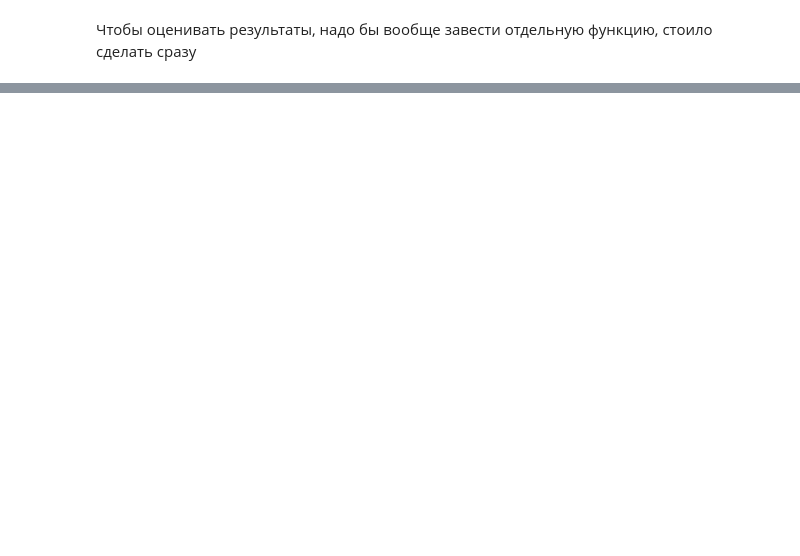
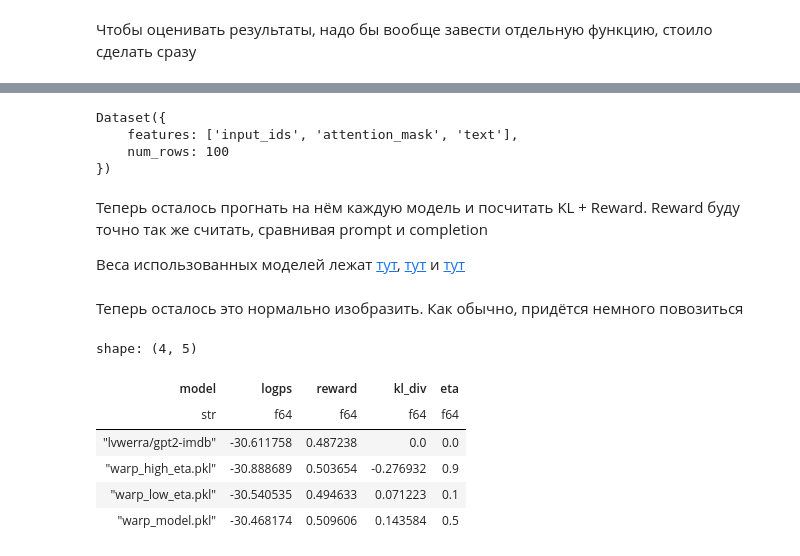
Before and after one commit to Lerostre/rl-warp, a Jupyter notebook: notebooks/03. Interpretation.ipynb, the cells around one changed output, grey strips where cells are left out. Saved outputs shown, nothing was run; the diff lists cells and outputs as text; code cells hidden in the pictures; blank space fills up the shorter version.

```diff
--- a/notebooks/03. Interpretation.ipynb
+++ b/notebooks/03. Interpretation.ipynb
@@ -210,4 +90,0 @@ def get_policy(model, input_ids, len_generated):
-# %%
-input_ids = sft_tokenizer(["this movie is so"], return_tensors="pt")
-response_input_ids = sft_model.generate(input_ids, output_scores=True)
-get_policy(response_input_ids, input_ids, 5)
@@ -343,0 +133,8 @@ Setting `pad_token_id` to `eos_token_id`:50256 for open-end generation.
+# %%
+import polars as pl
+
+test = load_dataset("imdb", split="test").to_pandas()
+test = prepare_warp_dataset(
+    pl.DataFrame(test).sample(100).to_dict(as_series=False),
+    tokenizer=sft_tokenizer,
+)
@@ -343,0 +143,53 @@ Setting `pad_token_id` to `eos_token_id`:50256 for open-end generation.
+# %%
+test
+# %% [output]
+Dataset({
+    features: ['input_ids', 'attention_mask', 'text'],
+    num_rows: 100
+})
+# %% [markdown]
+Теперь осталось прогнать на нём каждую модель и посчитать KL + Reward. Reward буду точно так же считать, сравнивая prompt и completion
+
+Веса использованных моделей лежат [тут](https://drive.google.com/file/d/1H5ppIlJP4M2Fy3Dl1F85ERheSaJD1tFH/view?usp=sharing), [тут](https://drive.google.com/file/d/1-7A5sObWbIGyZjSxQYv-ZD_E1lzH7OjK/view?usp=drive_link) и [тут](https://drive.google.com/file/d/1-5MLpNCg2_xb3H_y5v8PGk_ESv-0qE4D/view?usp=sharing)
+# %%
+model = get_model("warp_low_eta.pkl")
+# %%
+from warp.utils.misc import seed_everything
+
+seed_everything(42)
+
+answers = []
+for _ in range(5): # чтоб выборка была побольше
+    for key in [
+        "lvwerra/gpt2-imdb",
+        "warp_model.pkl",
+        "warp_low_eta.pkl",
+        "warp_high_eta.pkl",
+    ]:
+        model = get_model(key)
+        sub_df = test.map(
+            lambda x: generate_from_prompt(
+                model, input_ids=x["input_ids"].unsqueeze(0)
+            )
+        ).to_pandas()
+        sub_df["model"] = key
+        answers.append(pl.DataFrame(sub_df))
+# %% [markdown]
+Теперь осталось это нормально изобразить. Как обычно, придётся немного повозиться
+# %%
+aggregated = (
+    pl.concat(answers).group_by("model").agg(pl.col("logps", "reward").mean())
+).sort("model")
+sft_kl_div = aggregated.filter(pl.col("model") == "lvwerra/gpt2-imdb")["logps"][0]
+all_stats = aggregated.with_columns(
+    kl_div=pl.col("logps") - sft_kl_div, eta=pl.Series([0.0, 0.9, 0.1, 0.5])
+)
+all_stats
+# %% [output]
+shape: (4, 5)
+| model | logps | reward | kl_div | eta |
+| str | f64 | f64 | f64 | f64 |
+| "lvwerra/gpt2-imdb" | -30.611758 | 0.487238 | 0.0 | 0.0 |
+| "warp_high_eta.pkl" | -30.888689 | 0.503654 | -0.276932 | 0.9 |
+| "warp_low_eta.pkl" | -30.540535 | 0.494633 | 0.071223 | 0.1 |
+| "warp_model.pkl" | -30.468174 | 0.509606 | 0.143584 | 0.5 |
```
Also changed, not shown: parts of 41 cells of this notebook, 8 other files.
